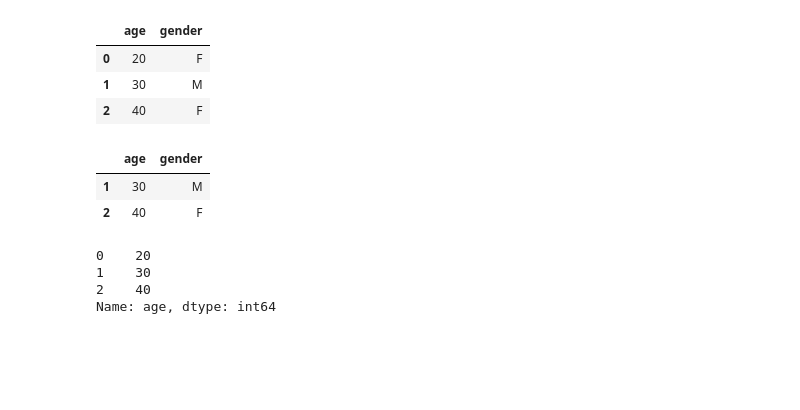
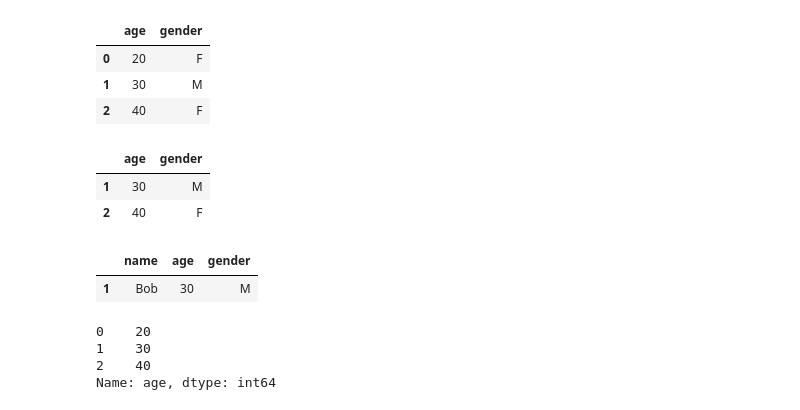
Before and after one commit to eugeneh101/pandas_tutorial, a Jupyter notebook: pandas_tutorial.ipynb, the cells around one changed output. Saved outputs shown, nothing was run; the diff lists cells and outputs as text; code cells hidden in the pictures; blank space fills up the shorter version.

```diff
--- a/pandas_tutorial.ipynb
+++ b/pandas_tutorial.ipynb
@@ -86,6 +86,12 @@ df_person.iloc[1:, 1:]  # slicing data more specifically
 |  | age | gender |
 | 1 | 30 | M |
 | 2 | 40 | F |
+# %%
+df_person[df_person["gender"] == "M"]  # slicing based on a condition
+# equivalent to: SELECT * FROM table WHERE gender = 'M'
+# %% [output]
+|  | name | age | gender |
+| 1 | Bob | 30 | M |
 # %%
 df_person.loc[:, "age"]  # use `loc` to mention column by name and `iloc` to get column by index
 # %% [output]
```
Also changed, not shown: parts of 2 cells of this notebook.
